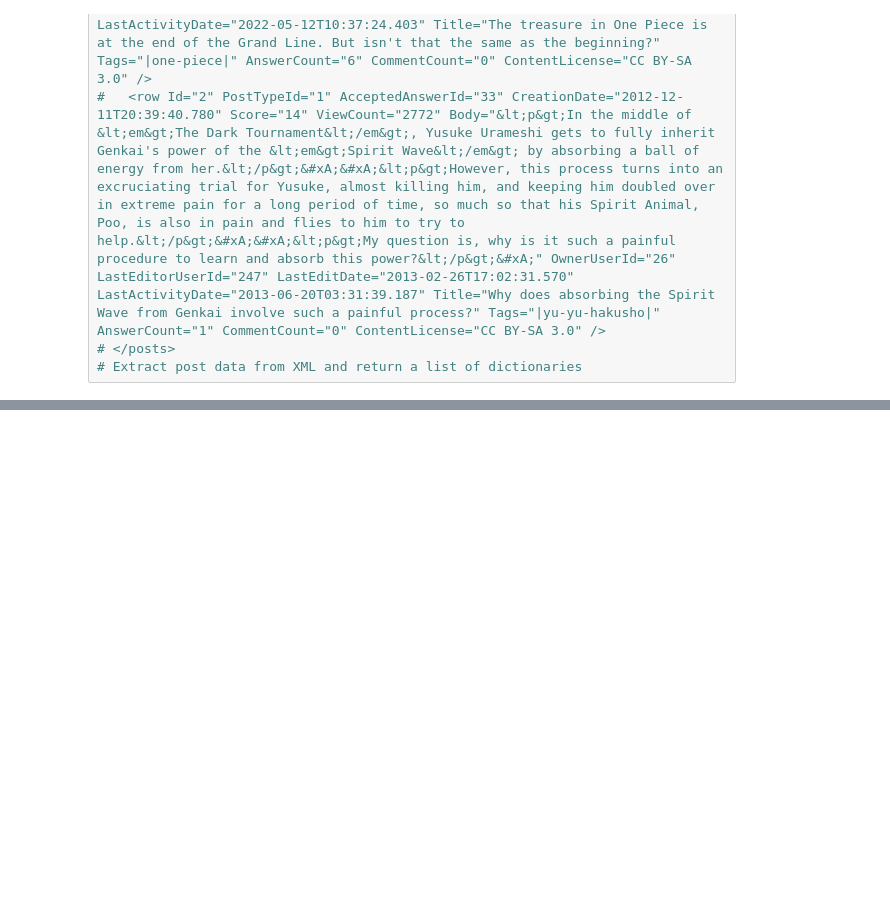
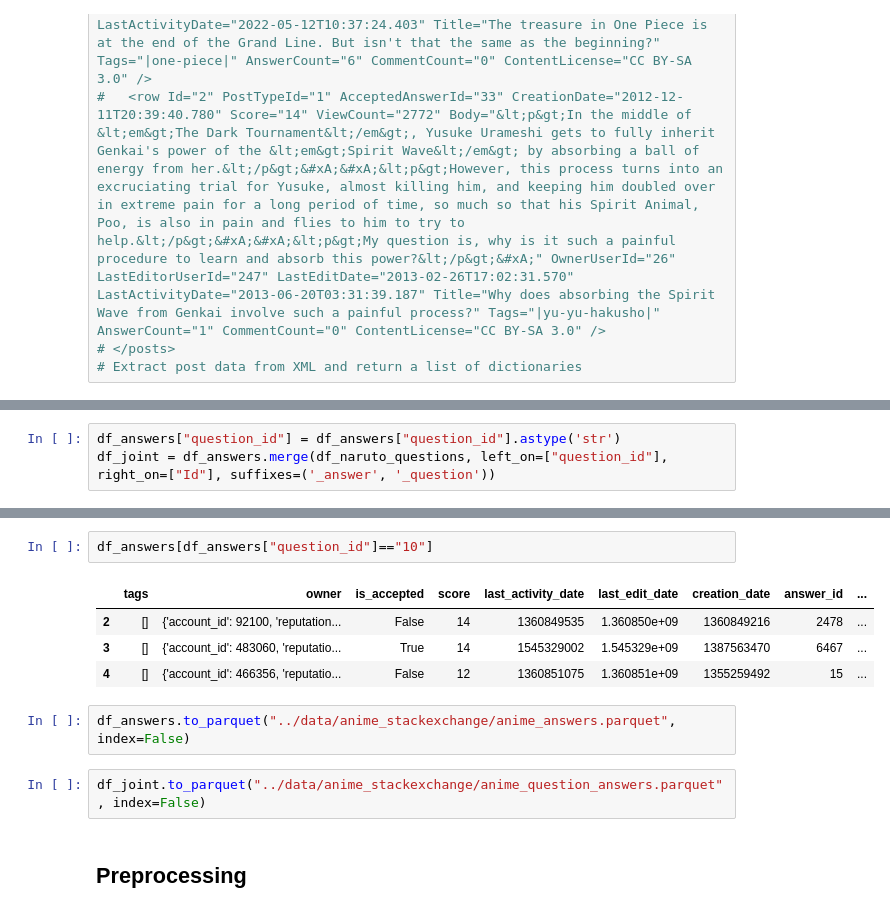
Before and after one commit to NhuanTDBK/minato-qa-engine, a Jupyter notebook: notebooks/anime_stackexchange.ipynb, the cells around one changed output, grey strips where cells are left out. Drawn from its saved outputs; the diff is of its cells as text; blank space fills up the shorter version.

```diff
--- a/notebooks/anime_stackexchange.ipynb
+++ b/notebooks/anime_stackexchange.ipynb
@@ -96,0 +200,3 @@ df_posts.iloc[1].to_dict()
+# %%
+df_answers["question_id"] = df_answers["question_id"].astype('str')
+df_joint = df_answers.merge(df_naruto_questions, left_on=["question_id"], right_on=["Id"], suffixes=('_answer', '_question'))
@@ -96,0 +213,13 @@ df_posts.iloc[1].to_dict()
+# %%
+df_answers[df_answers["question_id"]=="10"]
+# %% [output]
+|  | tags | owner | is_accepted | score | last_activity_date | last_edit_date | creation_date | answer_id | ... |
+| 2 | [] | {'account_id': 92100, 'reputation... | False | 14 | 1360849535 | 1.360850e+09 | 1360849216 | 2478 | ... |
+| 3 | [] | {'account_id': 483060, 'reputatio... | True | 14 | 1545329002 | 1.545329e+09 | 1387563470 | 6467 | ... |
+| 4 | [] | {'account_id': 466356, 'reputatio... | False | 12 | 1360851075 | 1.360851e+09 | 1355259492 | 15 | ... |
+# %%
+df_answers.to_parquet("../data/anime_stackexchange/anime_answers.parquet", index=False)
+# %%
+df_joint.to_parquet("../data/anime_stackexchange/anime_question_answers.parquet", index=False)
+# %% [markdown]
+## Preprocessing
```
Also changed, not shown: parts of 40 cells of this notebook, 6 other files.
